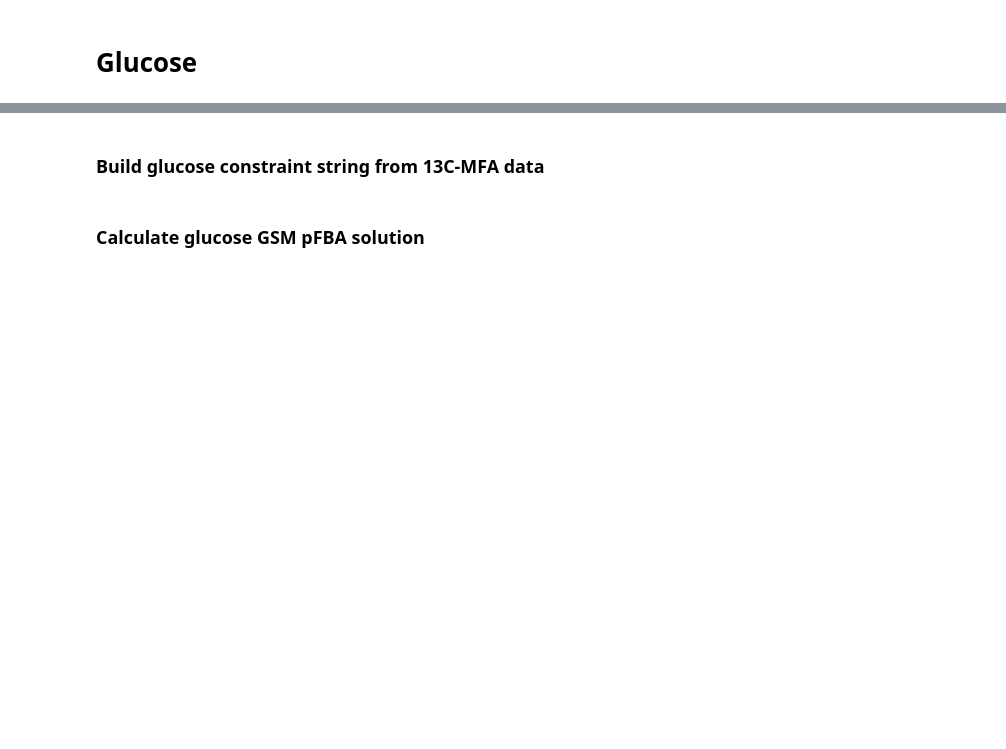
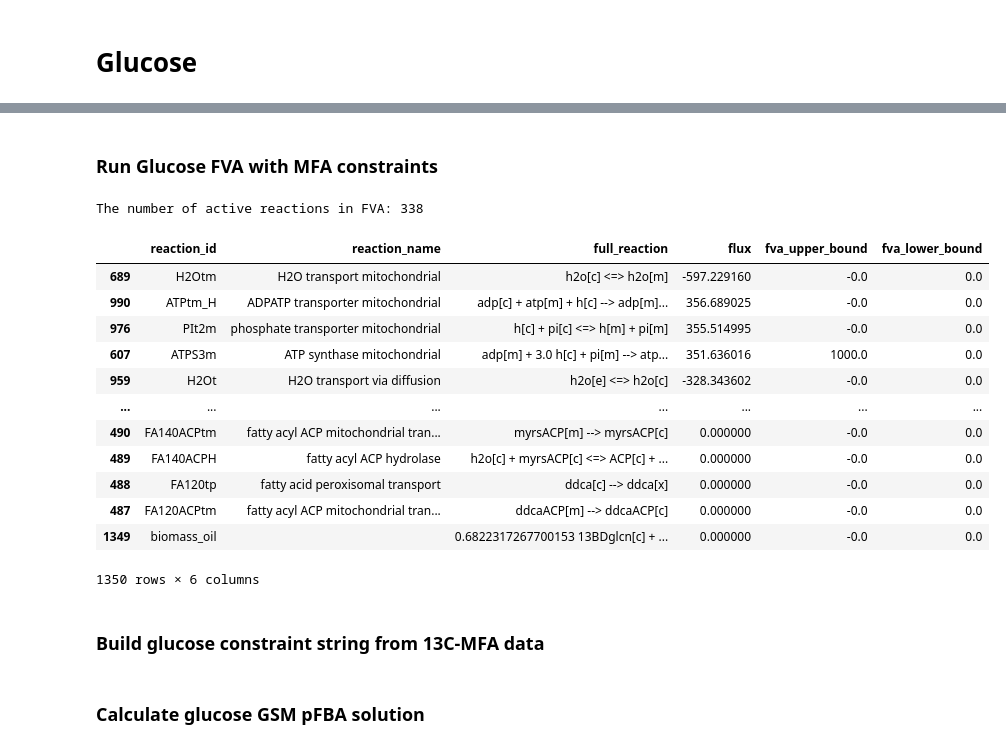
Before and after one commit to garrettroell/yarrrowia_eflux2, a Jupyter notebook: notebooks/C_GSM_bounds_from_MFA.ipynb, the cells around one changed output, grey strips where cells are left out. Drawn from its saved outputs; the diff is of its cells as text; code cells hidden in the pictures; blank space fills up the shorter version.

```diff
--- a/notebooks/C_GSM_bounds_from_MFA.ipynb
+++ b/notebooks/C_GSM_bounds_from_MFA.ipynb
@@ -58,7 +58,7 @@ model.reactions.get_by_id('EX_glc_e')
 # %% [markdown]
 ### Load 13C-MFA data
 # %%
-central_rxn_df = pd.read_excel('../data/13c_mfa/INCA_12082023.xlsx', sheet_name='flux_data')
+central_rxn_df = pd.read_excel('../data/13c_mfa/INCA_12082023_GR.xlsx', sheet_name='new mfa from gsm_1208')
 
 # calculate the number of reactions in the 13C MFA that are mapped to the GSM
 mapped_rxn_df = central_rxn_df.dropna(subset = ["reaction_ids"])
@@ -104,3 +218,58 @@ build_13c_constraint_string(central_rxn_df, 'glucose_LB', 'glucose_UB')
+# %% [markdown]
+### Run Glucose FVA with MFA constraints
+# %%
+# run FVA for 90% of biomass production on the GSM
+
+glucose_fva_solution = sd.fva(
+  model,
+  constraints=glucose_constraint_string,
+)
+
+# define a function to determine if a reaction is active
+def is_active(row):
+  return abs(row.maximum) > 0.1 or abs(row.minimum) > 0.1
+
+print(f'The number of active reactions in FVA: {sum([is_active(row) for _, row in glucose_fva_solution.iterrows()])}')
+
+# make a list of dictionaries with the reaction id, name, flux, and absolute flux
+fva_upper_bounds = []
+fva_lower_bounds = []
+
+# loop over the reactions in the GSM
+for _, row in glucose_gsm_fba_df.iterrows():
+  reaction_id = row.reaction_id
+
+  # get the upper and lower bounds from the FVA solution
+  upper_bound = glucose_fva_solution.loc[reaction_id, 'maximum']
+  lower_bound = glucose_fva_solution.loc[reaction_id, 'minimum']
+
+  fva_upper_bounds.append(upper_bound)
+  fva_lower_bounds.append(lower_bound)
+
+# add the upper and lower bounds to the dataframe
+glucose_gsm_fba_df['fva_upper_bound'] = fva_upper_bounds
+glucose_gsm_fba_df['fva_lower_bound'] = fva_lower_bounds
+
+# save the dataframe to a csv file
+glucose_gsm_fba_df.to_csv('../results/gsm_fluxes/glucose_gsm_13C_fba.csv', index=False)
+
+# display updated dataframe
+glucose_gsm_fba_df
+# %% [output]
+The number of active reactions in FVA: 338
+|  | reaction_id | reaction_name | full_reaction | flux | fva_upper_bound | fva_lower_bound |
+| 689 | H2Otm | H2O transport mitochondrial | h2o[c] <=> h2o[m] | -597.229160 | -0.0 | 0.0 |
+| 990 | ATPtm_H | ADPATP transporter mitochondrial | adp[c] + atp[m] + h[c] --> adp[m]... | 356.689025 | -0.0 | 0.0 |
+| 976 | PIt2m | phosphate transporter mitochondrial | h[c] + pi[c] <=> h[m] + pi[m] | 355.514995 | -0.0 | 0.0 |
+| 607 | ATPS3m | ATP synthase mitochondrial | adp[m] + 3.0 h[c] + pi[m] --> atp... | 351.636016 | 1000.0 | 0.0 |
+| 959 | H2Ot | H2O transport via diffusion | h2o[e] <=> h2o[c] | -328.343602 | -0.0 | 0.0 |
+| ... | ... | ... | ... | ... | ... | ... |
+| 490 | FA140ACPtm | fatty acyl ACP mitochondrial tran... | myrsACP[m] --> myrsACP[c] | 0.000000 | -0.0 | 0.0 |
+| 489 | FA140ACPH | fatty acyl ACP hydrolase | h2o[c] + myrsACP[c] <=> ACP[c] + ... | 0.000000 | -0.0 | 0.0 |
+| 488 | FA120tp | fatty acid peroxisomal transport | ddca[c] --> ddca[x] | 0.000000 | -0.0 | 0.0 |
+| 487 | FA120ACPtm | fatty acyl ACP mitochondrial tran... | ddcaACP[m] --> ddcaACP[c] | 0.000000 | -0.0 | 0.0 |
+| 1349 | biomass_oil |  | 0.6822317267700153 13BDglcn[c] + ... | 0.000000 | -0.0 | 0.0 |
+1350 rows × 6 columns
 # %% [markdown]
 ### Build glucose constraint string from 13C-MFA data
 # %%
```
Also changed, not shown: parts of 10 cells of this notebook, 1 other file.
